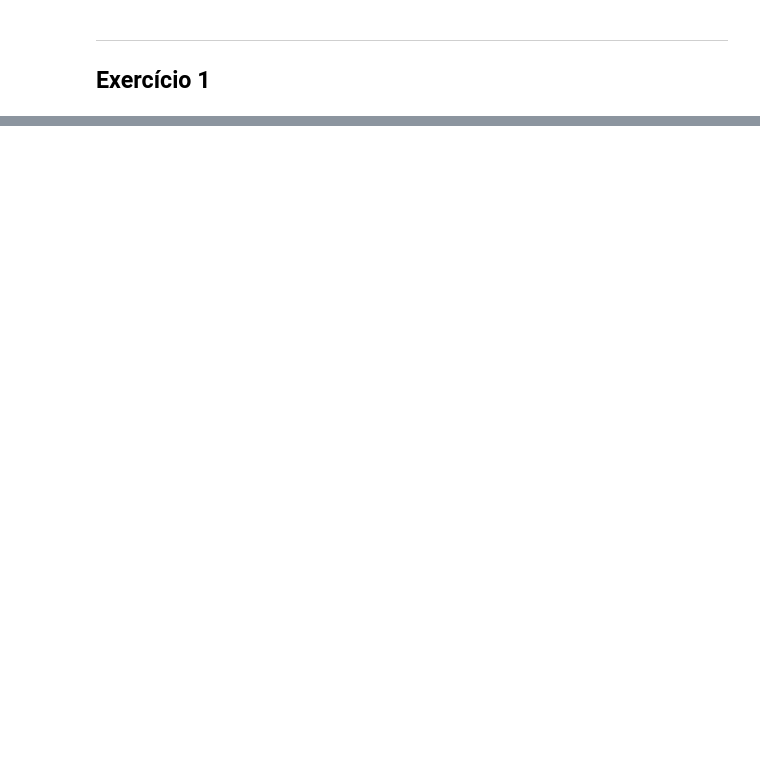
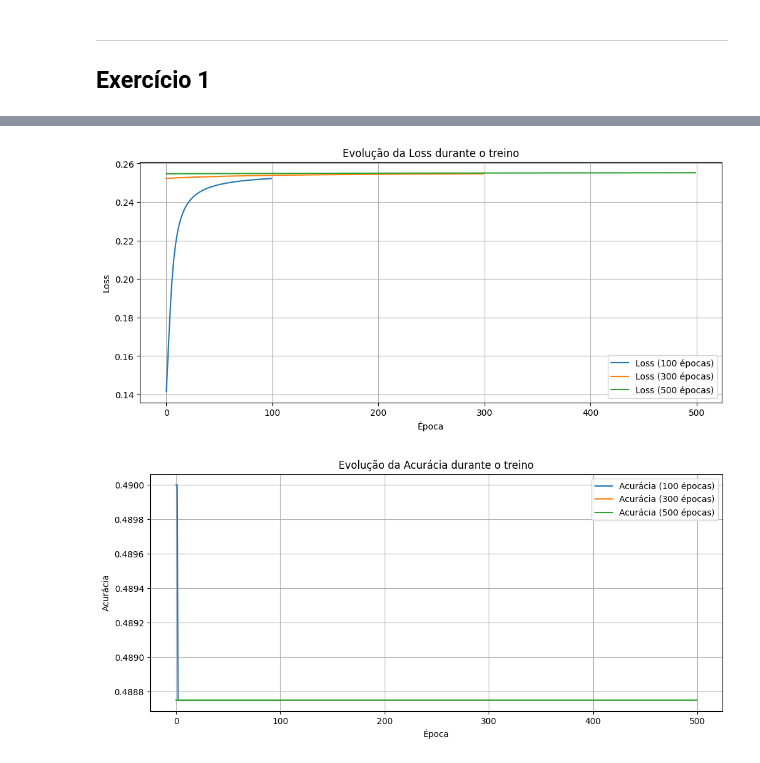
Before and after one commit to kadu-ymd/ann-deeplearning, a Jupyter notebook: src/ex_3_mlp/main.ipynb, the cells around one changed output, grey strips where cells are left out. Drawn from its saved outputs; the diff is of its cells as text; code cells hidden in the pictures; blank space fills up the shorter version.

```diff
--- a/src/ex_3_mlp/main.ipynb
+++ b/src/ex_3_mlp/main.ipynb
@@ -120,0 +167,49 @@ New biases output layer:
+# %%
+epoch_losses = {100: [], 300: [], 500: []}
+epoch_accuracy = {}
+
+for n_epochs, losses in epoch_losses.items():
+    epoch_accuracy[n_epochs] = []
+
+    for epoch in range(n_epochs):
+        z1_pre, z1_activation, z2_pre, z2_activation = mlp_object.forward()
+
+        loss = mlp_object.loss_calculation(train_sample_labels, z2_activation)
+        losses.append(np.mean(loss))
+
+        y_pred = (z2_activation > 0.5).astype(int)       # previsões
+        acc = np.mean(y_pred == train_sample_labels)     # compara com labels
+        epoch_accuracy[n_epochs].append(acc)
+
+        W_hidden_gradient, b_hidden_gradient, W_output_gradient, b_output_gradient = mlp_object.backpropagation(z1_pre, z1_activation, z2_pre, z2_activation)
+
+        W_hidden, b_hidden, W_output, b_output = mlp_object.update_weights(W_hidden_gradient, b_hidden_gradient, W_output_gradient, b_output_gradient)
+# %%
+plt.figure(figsize=(12,5))
+
+for n_epochs, losses in epoch_losses.items():
+    plt.plot(losses, label=f"Loss ({n_epochs} épocas)")
+
+plt.xlabel("Época")
+plt.ylabel("Loss")
+plt.title("Evolução da Loss durante o treino")
+plt.legend()
+plt.grid(True)
+plt.show()
+
+
+# Plot da acurácia
+plt.figure(figsize=(12,5))
+
+for n_epochs, accs in epoch_accuracy.items():
+    plt.plot(accs, label=f"Acurácia ({n_epochs} épocas)")
+
+plt.xlabel("Época")
+plt.ylabel("Acurácia")
+plt.title("Evolução da Acurácia durante o treino")
+plt.legend()
+plt.grid(True)
+plt.show()
+# %% [output]
+[figure, added]
+[figure, added]
```
Also changed, not shown: parts of 41 cells of this notebook, 1 other file.
